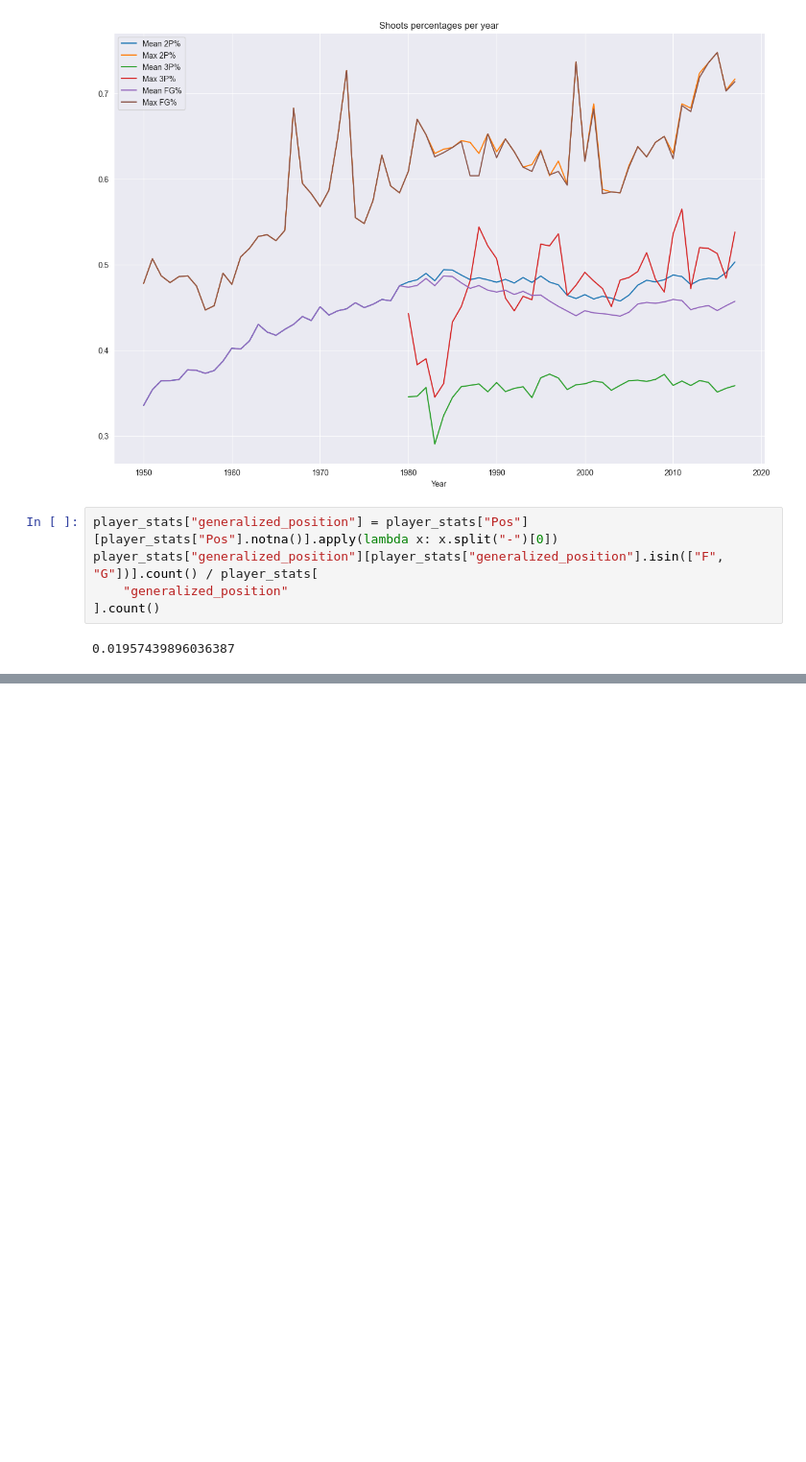
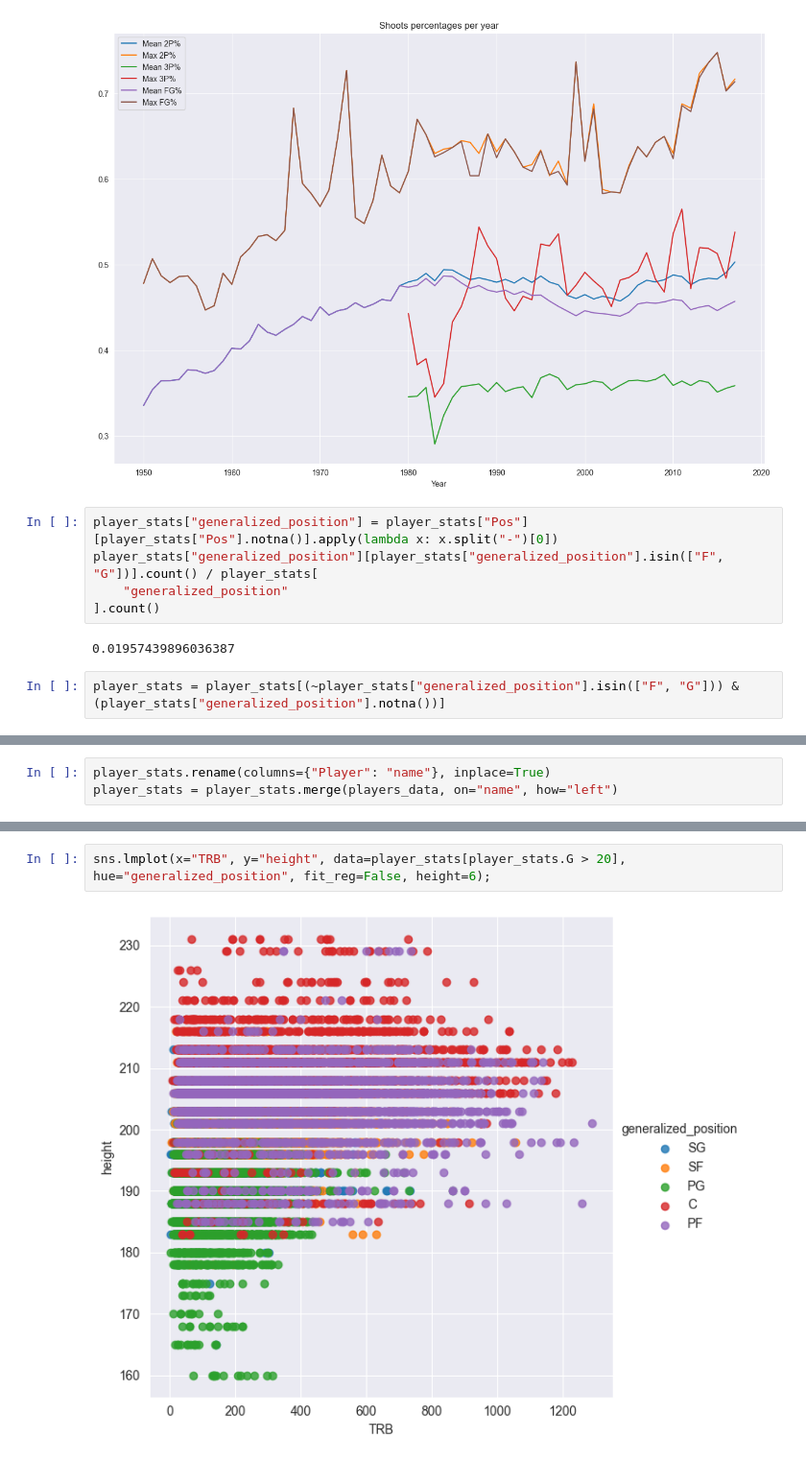
Before and after one commit to amediantsev/ml_course, a Jupyter notebook: src/notebooks/visualization_hw.ipynb, the cells around one changed output, grey strips where cells are left out. Shown at 96% size. Saved outputs shown, nothing was run; the diff lists cells and outputs as text; blank space fills up the shorter version.

Commit message:
Add visualizations

```diff
--- a/src/notebooks/visualization_hw.ipynb
+++ b/src/notebooks/visualization_hw.ipynb
@@ -216,4 +216,6 @@ player_stats["generalized_position"][player_stats["generalized_position"].isin([
 ].count()
 # %% [output]
 0.01957439896036387
+# %%
+player_stats = player_stats[(~player_stats["generalized_position"].isin(["F", "G"])) & (player_stats["generalized_position"].notna())]
 # %%
@@ -241,3 +241,6 @@ plt.legend()
 plt.show()
 # %% [output]
 [figure]
+# %%
+player_stats.rename(columns={"Player": "name"}, inplace=True)
+player_stats = player_stats.merge(players_data, on="name", how="left")
@@ -243,0 +268,4 @@ plt.show()
+# %%
+sns.lmplot(x="TRB", y="height", data=player_stats[player_stats.G > 20], hue="generalized_position", fit_reg=False, height=6);
+# %% [output]
+[figure, added]
```
Also changed, not shown: parts of 4 cells of this notebook.
